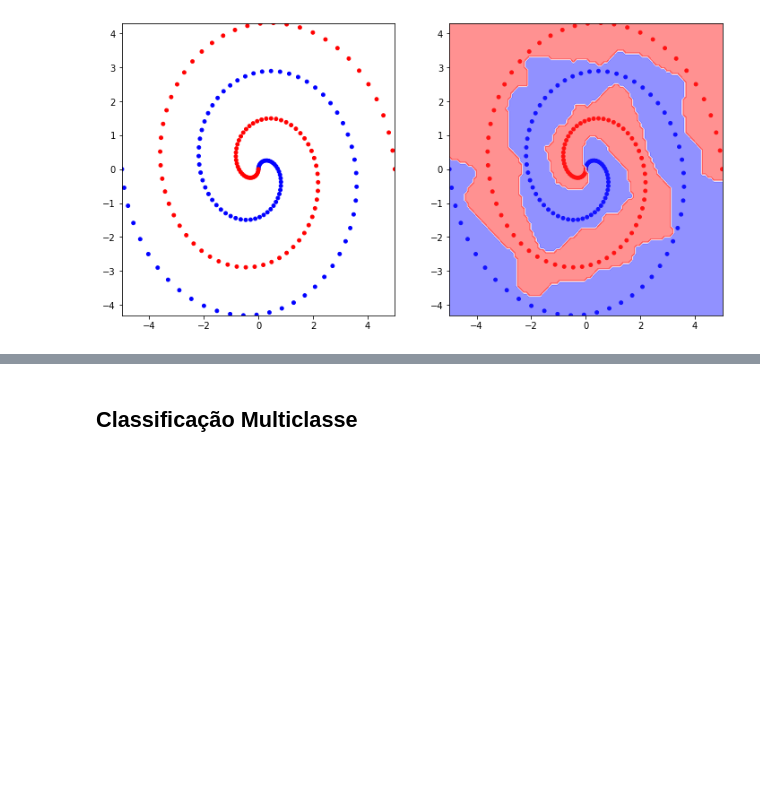
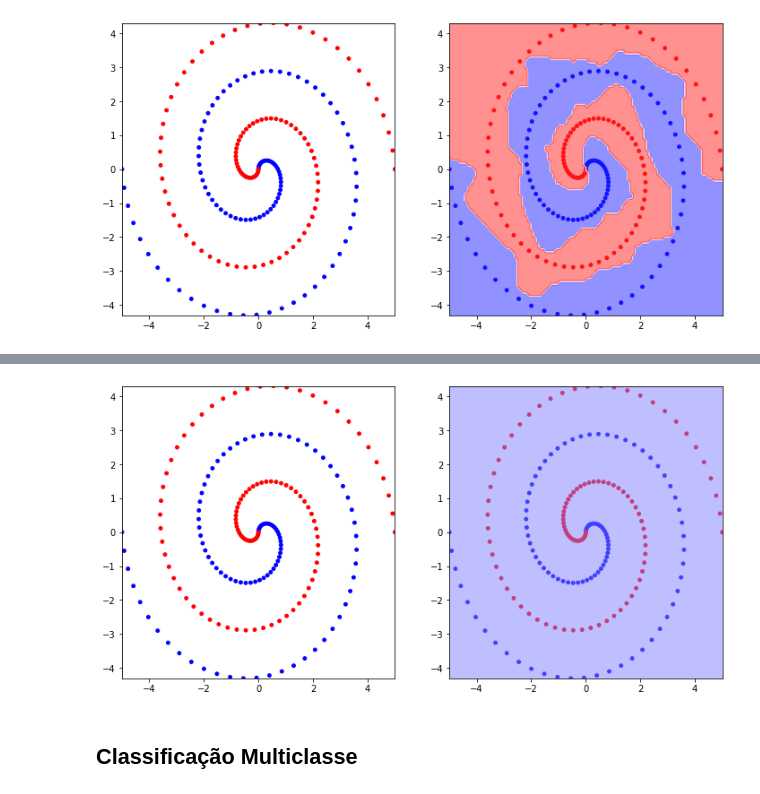
Before and after one commit to k3ybladewielder/mpdl, a Jupyter notebook: Rede Neural.ipynb, the cells around one changed output, grey strips where cells are left out. Cells and saved outputs as stored; diff of their text form; code cells hidden in the pictures; blank space fills up the shorter version.

```diff
--- a/Rede Neural.ipynb
+++ b/Rede Neural.ipynb
@@ -1216,3 +1306,22 @@ epoch: 4000/5000. loss_train: 0.02302684
 epoch: 5000/5000. loss_train: 0.01973850
 Acurácia: 99.50%
 [figure]
+# %%
+# batch normalization
+input_dim, output_dim = x.shape[1], y.shape[1]
+
+# incializando a rede
+nn = NeuralNetwork(cost_func=binary_cross_entropy, learning_rate=10)
+nn.layers.append(Layer(input_dim=input_dim, output_dim=20, activation=tanh, batch_norm=True))
+nn.layers.append(Layer(input_dim=20, output_dim=output_dim, activation=sigmoid, batch_norm=True))
+
+nn.fit(x, y, epochs=5000, verbose=500)
+
+# print(nn.layers[0].weights)
+# print(nn.layers[0].biases)
+
+y_pred = nn.predict(x)
+print('Acurácia: {:.2f}%'.format(100*accuracy_score(y, y_pred > 0.5)))
+
+plot.classification_predictions(x, y, is_binary=True, nn=nn, threshold=0.5, cmap='bwr')
+# %% [output]
@@ -1219,3 +1340,4 @@ Acurácia: 99.50%
+[figure, added]
 # %% [markdown]
 ## Classificação Multiclasse
 # %% [markdown]
```
Also changed, not shown: parts of 6 cells of this notebook.
